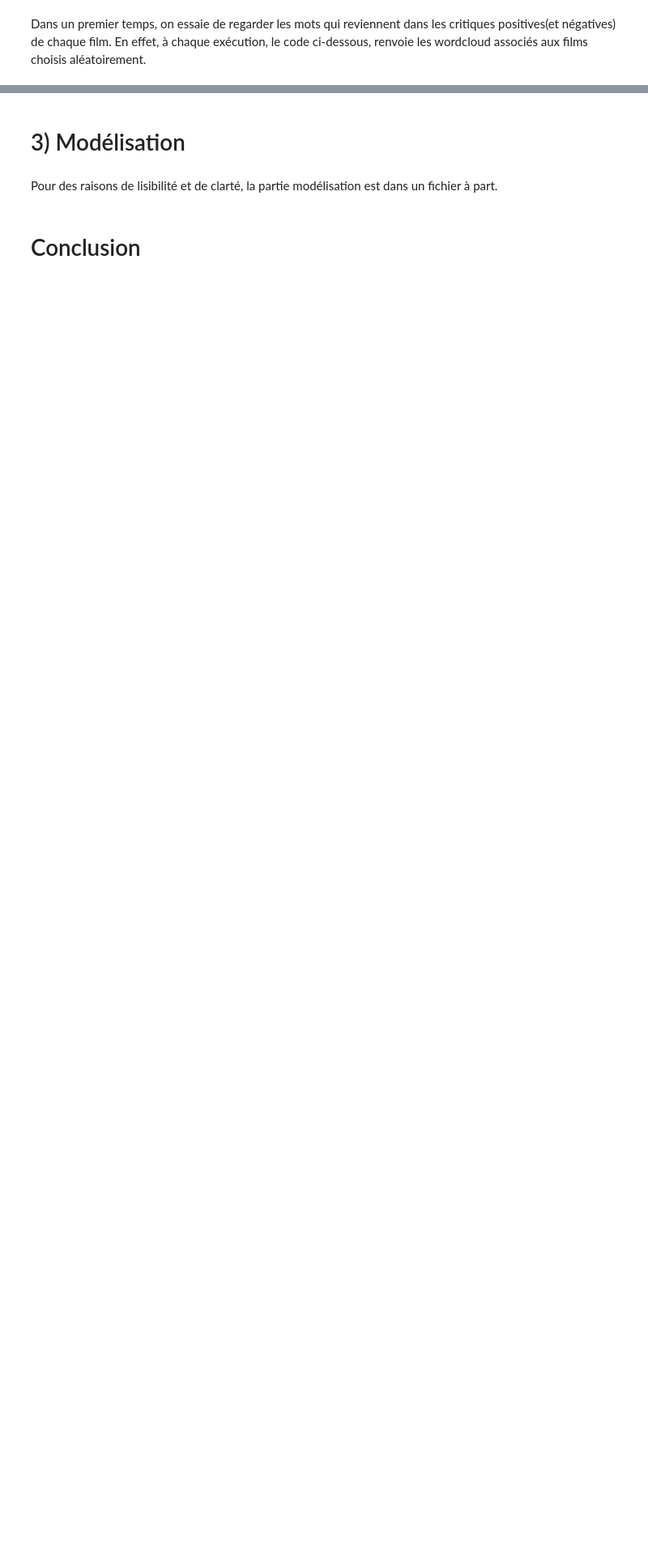
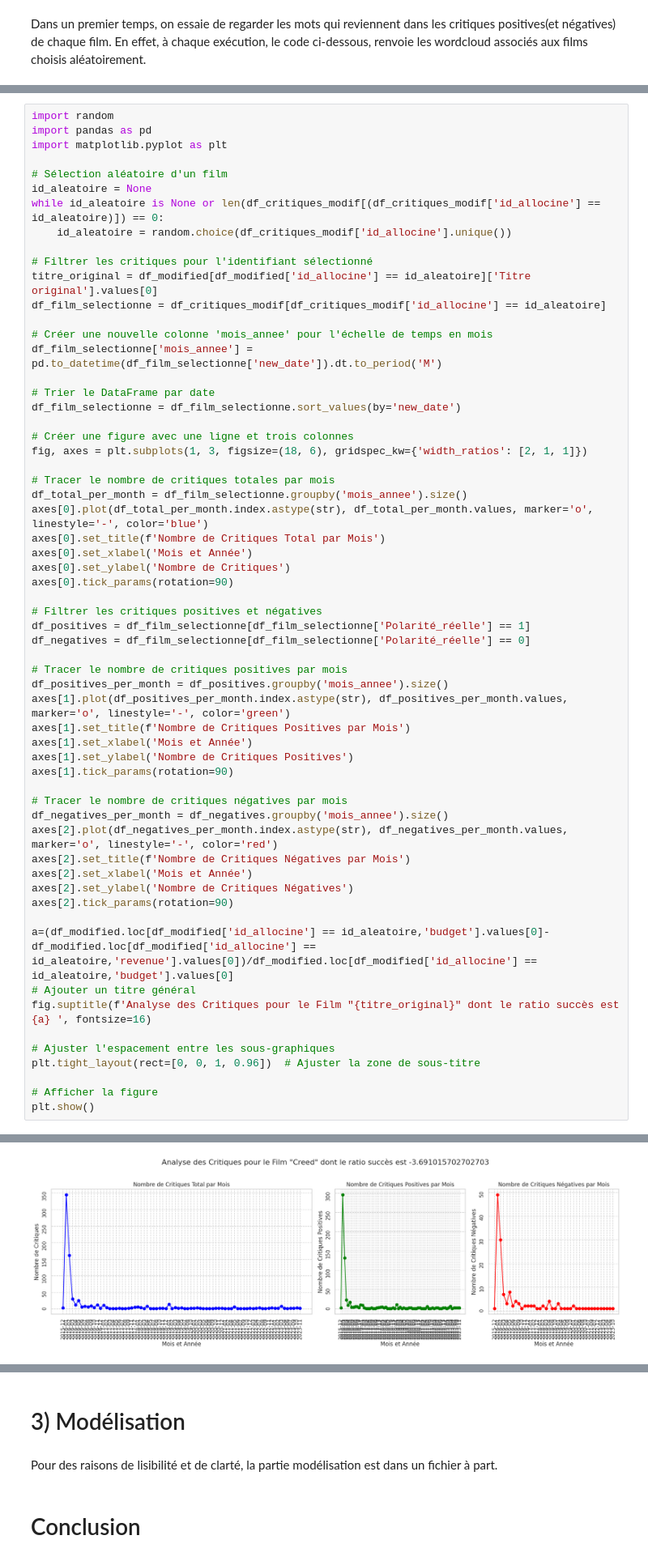
Before and after one commit to mass2330/python_ds_film, a Jupyter notebook: notebook_final.ipynb, the cells around one changed output, grey strips where cells are left out. Shown at 81% size. Drawn from its saved outputs; the diff is of its cells as text; blank space fills up the shorter version.

```diff
--- a/notebook_final.ipynb
+++ b/notebook_final.ipynb
@@ -2017,0 +2086,61 @@ plt.show()
+# %%
+import random
+import pandas as pd
+import matplotlib.pyplot as plt
+
+# Sélection aléatoire d'un film
+id_aleatoire = None
+while id_aleatoire is None or len(df_critiques_modif[(df_critiques_modif['id_allocine'] == id_aleatoire)]) == 0:
+    id_aleatoire = random.choice(df_critiques_modif['id_allocine'].unique())
+
+# Filtrer les critiques pour l'identifiant sélectionné
+titre_original = df_modified[df_modified['id_allocine'] == id_aleatoire]['Titre original'].values[0]
+df_film_selectionne = df_critiques_modif[df_critiques_modif['id_allocine'] == id_aleatoire]
+
+# Créer une nouvelle colonne 'mois_annee' pour l'échelle de temps en mois
+df_film_selectionne['mois_annee'] = pd.to_datetime(df_film_selectionne['new_date']).dt.to_period('M')
+
+# Trier le DataFrame par date
+df_film_selectionne = df_film_selectionne.sort_values(by='new_date')
+
+# Créer une figure avec une ligne et trois colonnes
+fig, axes = plt.subplots(1, 3, figsize=(18, 6), gridspec_kw={'width_ratios': [2, 1, 1]})
+
+# Tracer le nombre de critiques totales par mois
+df_total_per_month = df_film_selectionne.groupby('mois_annee').size()
+axes[0].plot(df_total_per_month.index.astype(str), df_total_per_month.values, marker='o', linestyle='-', color='blue')
+axes[0].set_title(f'Nombre de Critiques Total par Mois')
+axes[0].set_xlabel('Mois et Année')
+axes[0].set_ylabel('Nombre de Critiques')
+axes[0].tick_params(rotation=90)
+
+# Filtrer les critiques positives et négatives
+df_positives = df_film_selectionne[df_film_selectionne['Polarité_réelle'] == 1]
+df_negatives = df_film_selectionne[df_film_selectionne['Polarité_réelle'] == 0]
+
+# Tracer le nombre de critiques positives par mois
+df_positives_per_month = df_positives.groupby('mois_annee').size()
+axes[1].plot(df_positives_per_month.index.astype(str), df_positives_per_month.values, marker='o', linestyle='-', color='green')
+axes[1].set_title(f'Nombre de Critiques Positives par Mois')
+axes[1].set_xlabel('Mois et Année')
+axes[1].set_ylabel('Nombre de Critiques Positives')
+axes[1].tick_params(rotation=90)
+
+# Tracer le nombre de critiques négatives par mois
+df_negatives_per_month = df_negatives.groupby('mois_annee').size()
+axes[2].plot(df_negatives_per_month.index.astype(str), df_negatives_per_month.values, marker='o', linestyle='-', color='red')
+axes[2].set_title(f'Nombre de Critiques Négatives par Mois')
+axes[2].set_xlabel('Mois et Année')
+axes[2].set_ylabel('Nombre de Critiques Négatives')
+axes[2].tick_params(rotation=90)
+
+a=(df_modified.loc[df_modified['id_allocine'] == id_aleatoire,'budget'].values[0]-df_modified.loc[df_modified['id_allocine'] == id_aleatoire,'revenue'].values[0])/df_modified.loc[df_modified['id_allocine'] == id_aleatoire,'budget'].values[0]
+# Ajouter un titre général
+fig.suptitle(f'Analyse des Critiques pour le Film "{titre_original}" dont le ratio succès est {a} ', fontsize=16)
+
+# Ajuster l'espacement entre les sous-graphiques
+plt.tight_layout(rect=[0, 0, 1, 0.96])  # Ajuster la zone de sous-titre
+
+# Afficher la figure
+plt.show()
+# %% [output]
@@ -2017,0 +2152 @@ plt.show()
+[figure, added]
```
Also changed, not shown: parts of 11 cells of this notebook.
